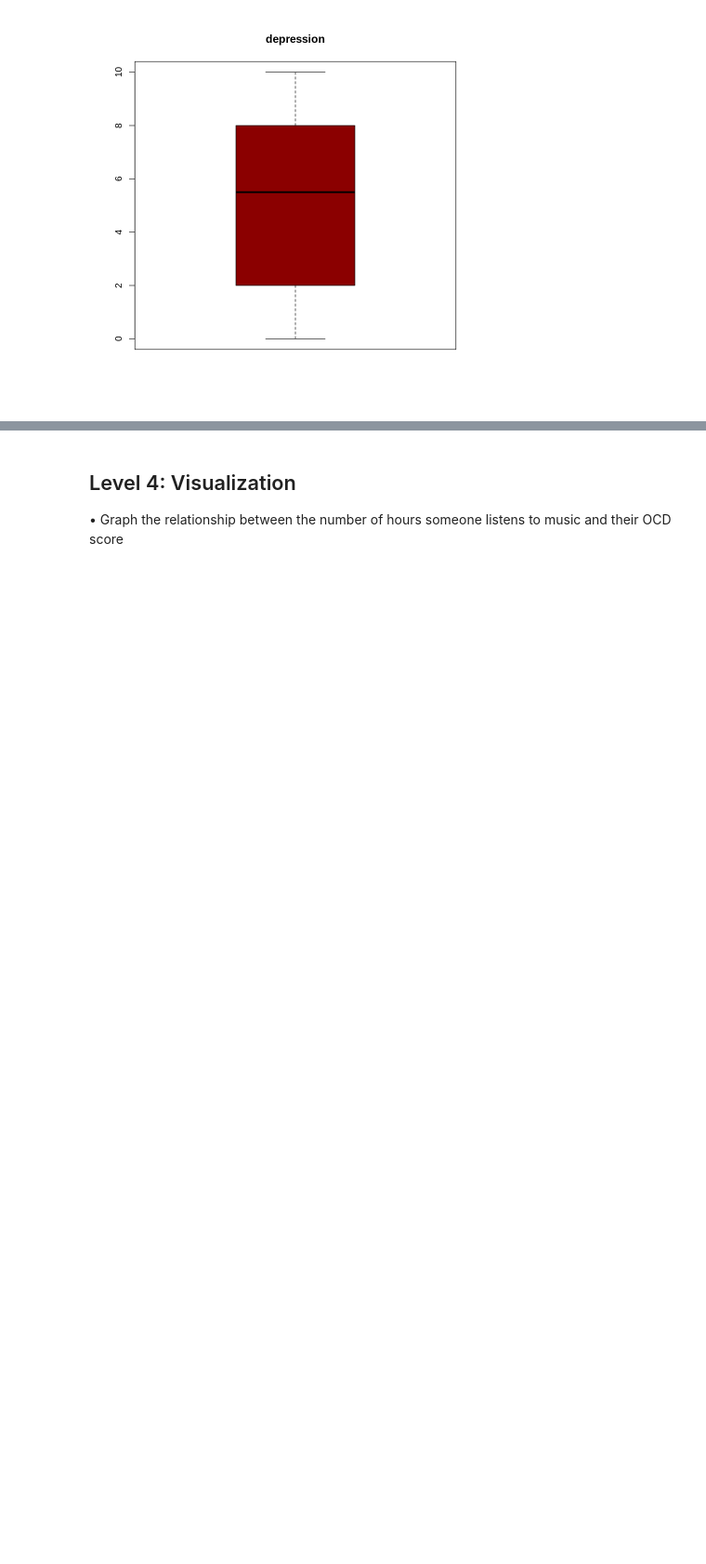
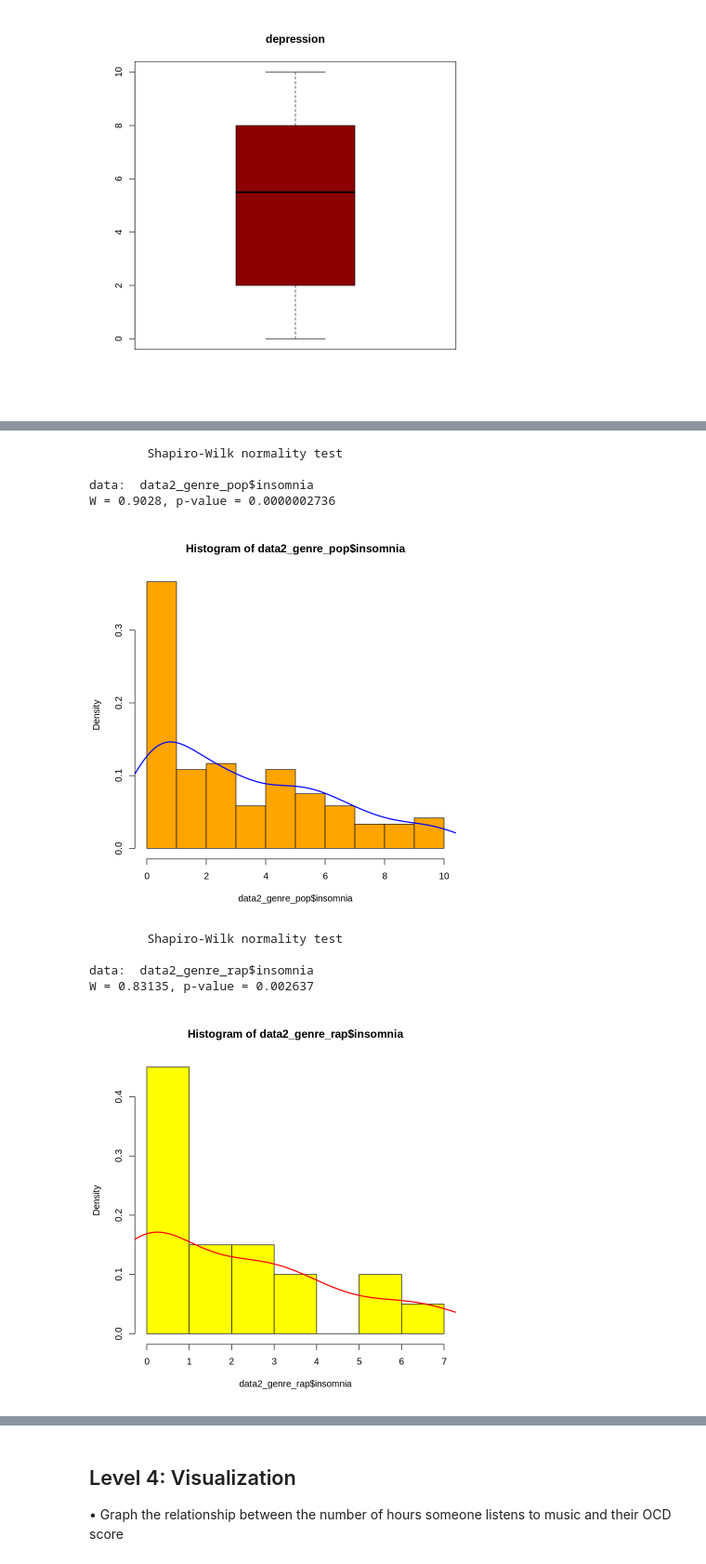
Before and after one commit to alanhlam-github/Psi_Chi_Jupyter, a Jupyter notebook: Psi_Chi_R_2025_July.ipynb, the cells around one changed output, grey strips where cells are left out. Shown: that part at 93% size. Saved outputs shown, nothing was run; the diff lists cells and outputs as text; code cells hidden in the pictures; blank space fills up the shorter version.

```diff
--- a/Psi_Chi_R_2025_July.ipynb
+++ b/Psi_Chi_R_2025_July.ipynb
@@ -332,0 +379,8 @@ sample estimates:
+# %%
+slice_sample(data2,n=5)
+
+data2_genre_pop = data2 |>
+  filter(grepl('pop',fav.genre,ignore.case = T))
+
+data2_genre_rap = data2 |>
+  filter(grepl('rap',fav.genre,ignore.case = T))
@@ -332,0 +417,19 @@ sample estimates:
+# %%
+hist(data2_genre_pop$insomnia,probability = T,col='orange')
+lines(density(data2_genre_pop$insomnia),lwd=2,col='blue')
+shapiro.test(data2_genre_pop$insomnia)
+
+hist(data2_genre_rap$insomnia,probability = T,col='yellow')
+lines(density(data2_genre_rap$insomnia),lwd=2,col='red')
+shapiro.test(data2_genre_rap$insomnia)
+# %% [output]
+        Shapiro-Wilk normality test
+
+data:  data2_genre_pop$insomnia
+W = 0.9028, p-value = 0.0000002736
+[figure, added]
+        Shapiro-Wilk normality test
+
+data:  data2_genre_rap$insomnia
+W = 0.83135, p-value = 0.002637
+[figure, added]
```
Also changed, not shown: parts of 28 cells of this notebook.
